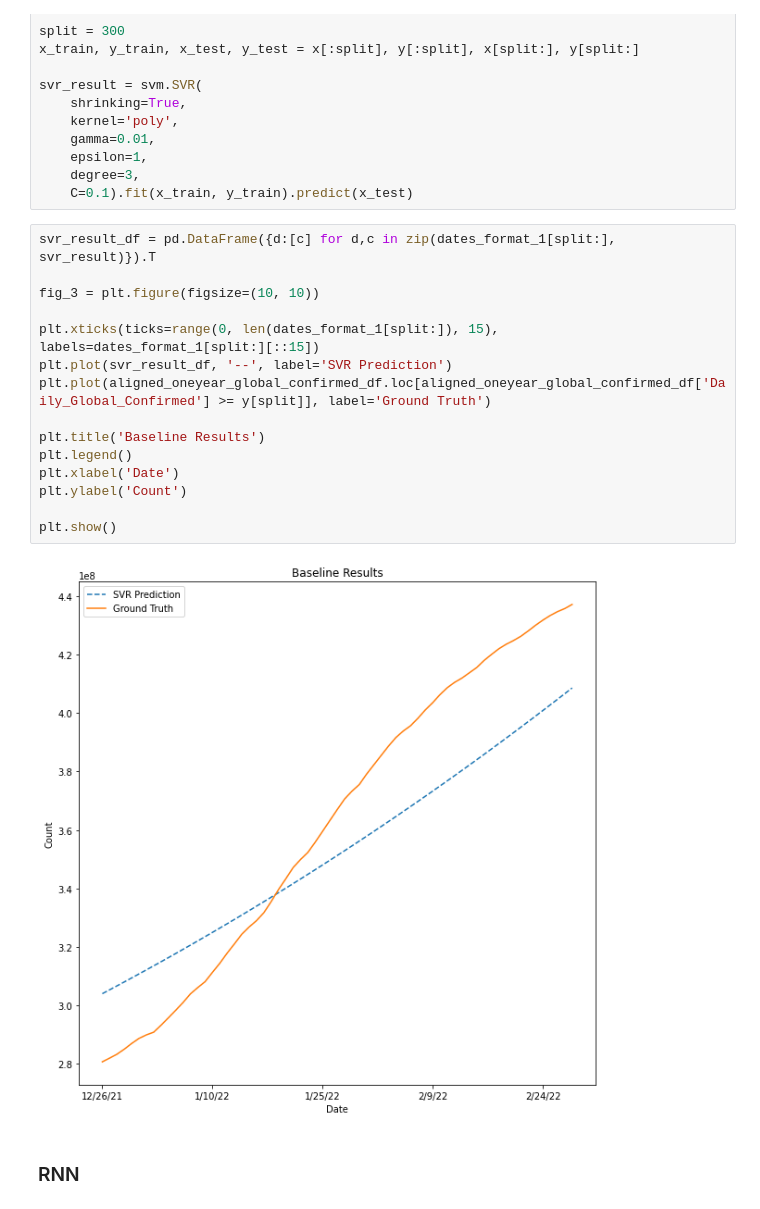
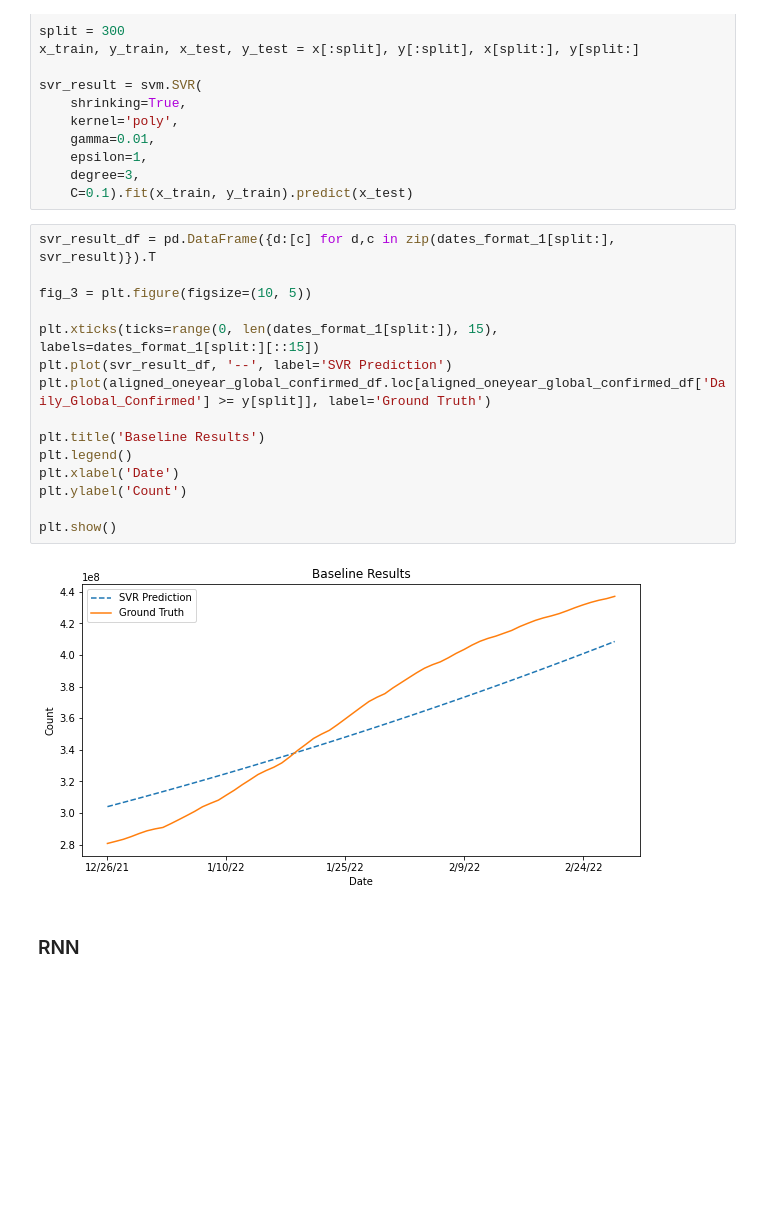
Before and after one commit to gaol00034/Covid19-Analysis, a Jupyter notebook: src/Global.ipynb, the cells around one changed output. Cells and saved outputs as stored; diff of their text form; blank space fills up the shorter version.

```diff
--- a/src/Global.ipynb
+++ b/src/Global.ipynb
@@ -284,19 +284,19 @@ svr_result = svm.SVR(
 # %%
 svr_result_df = pd.DataFrame({d:[c] for d,c in zip(dates_format_1[split:], svr_result)}).T
 
-fig_3 = plt.figure(figsize=(10, 10))
+fig_3 = plt.figure(figsize=(10, 5))
 
 plt.xticks(ticks=range(0, len(dates_format_1[split:]), 15), labels=dates_format_1[split:][::15])
 plt.plot(svr_result_df, '--', label='SVR Prediction')
 plt.plot(aligned_oneyear_global_confirmed_df.loc[aligned_oneyear_global_confirmed_df['Daily_Global_Confirmed'] >= y[split]], label='Ground Truth')
 
 plt.title('Baseline Results')
 plt.legend()
 plt.xlabel('Date')
 plt.ylabel('Count')
 
 plt.show()
 # %% [output]
-[figure, old version]
+[figure, new version]
 # %% [markdown]
 ### RNN
```
Also changed, not shown: parts of 20 cells of this notebook.
